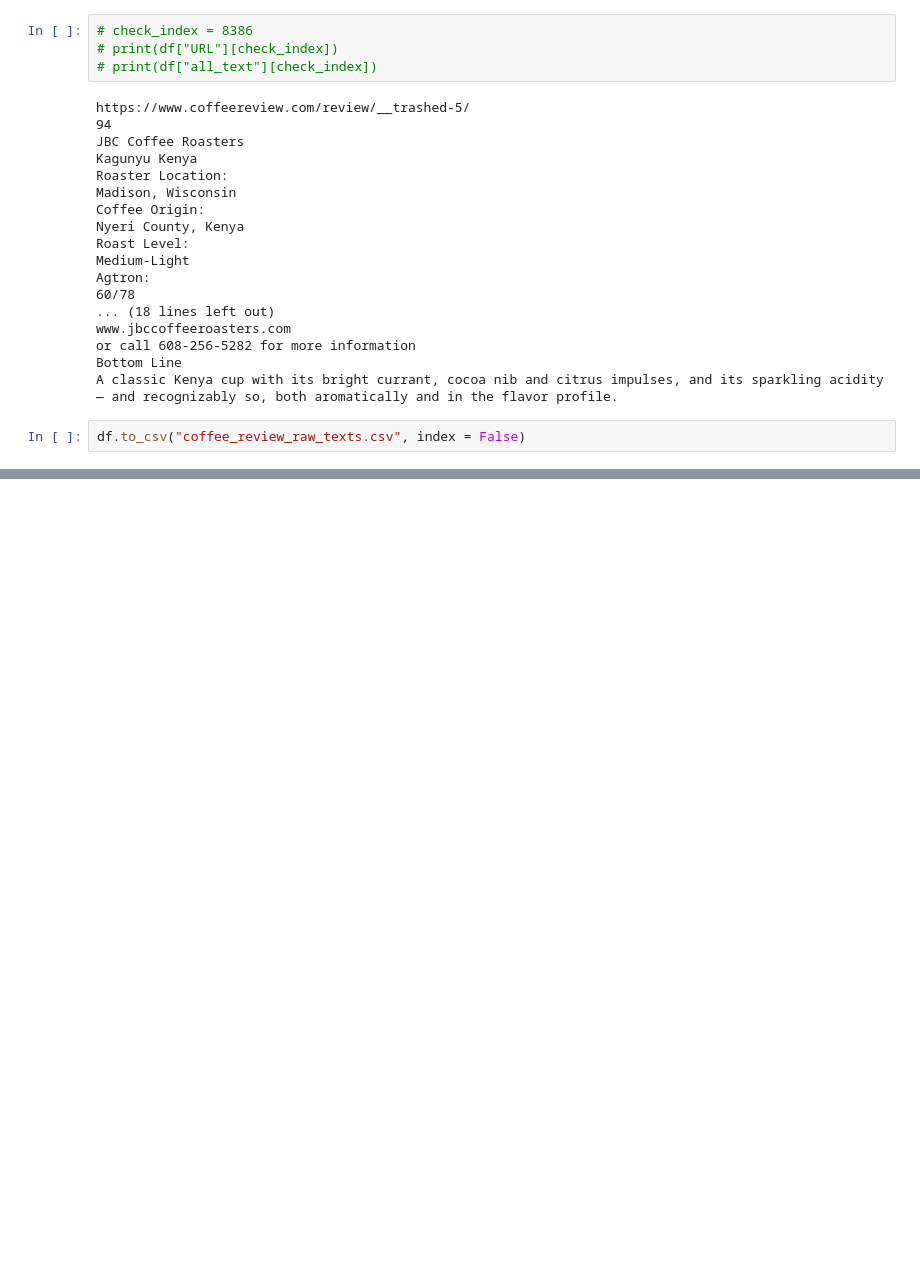
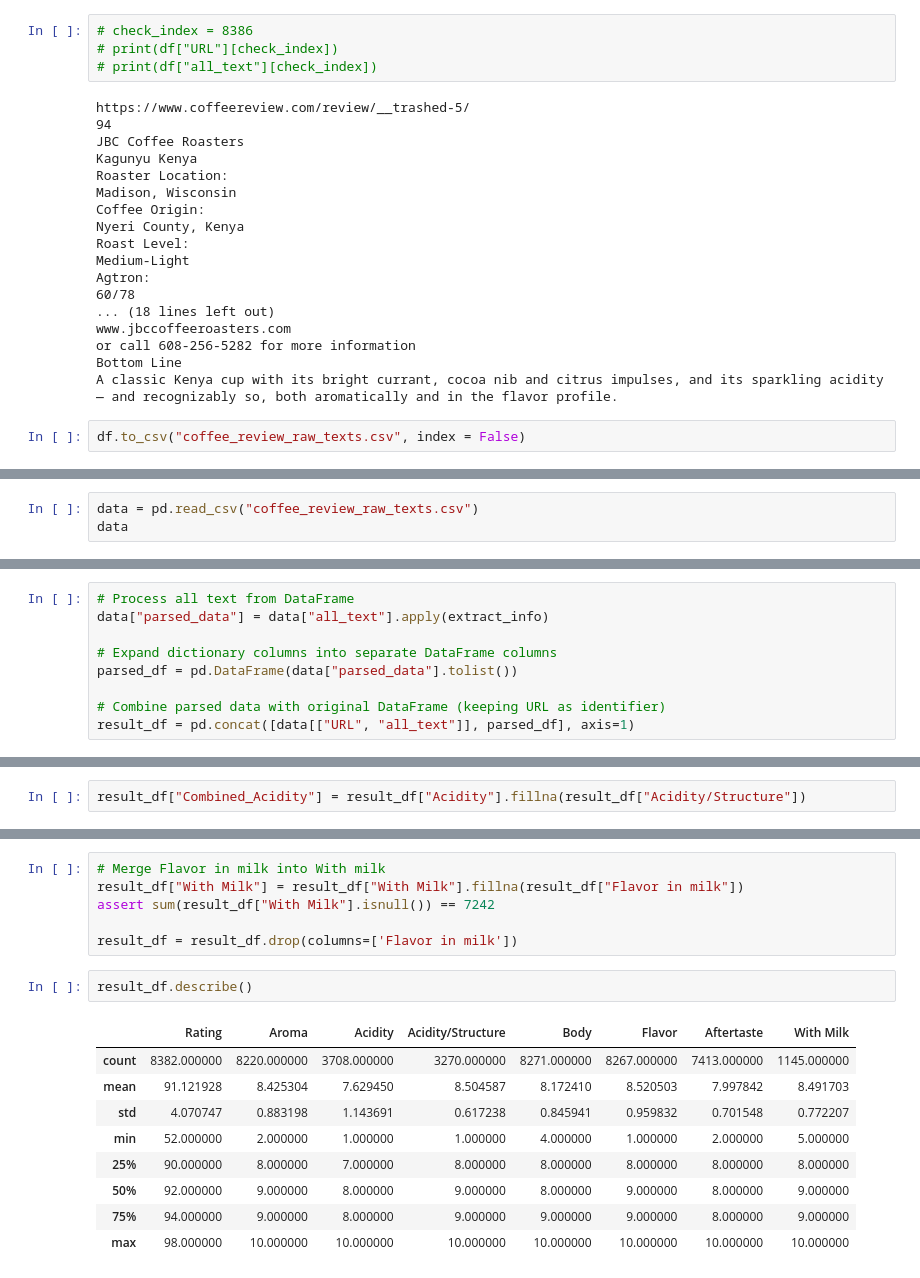
Before and after one commit to zehaog2/Coffee-Rating, a Jupyter notebook: Coffee_Review_Text_Extraction.ipynb, the cells around one changed output, grey strips where cells are left out. Drawn from its saved outputs; the diff is of its cells as text; blank space fills up the shorter version.

Commit message:
Parsed the raw text into dataframe, and still working on the variable description part in the README.md file.

```diff
--- a/Coffee_Review_Text_Extraction.ipynb
+++ b/Coffee_Review_Text_Extraction.ipynb
@@ -184,0 +185,3 @@ df.to_csv("coffee_review_raw_texts.csv", index = False)
+# %%
+data = pd.read_csv("coffee_review_raw_texts.csv")
+data
@@ -184,0 +348,9 @@ df.to_csv("coffee_review_raw_texts.csv", index = False)
+# %%
+# Process all text from DataFrame
+data["parsed_data"] = data["all_text"].apply(extract_info)
+
+# Expand dictionary columns into separate DataFrame columns
+parsed_df = pd.DataFrame(data["parsed_data"].tolist())
+
+# Combine parsed data with original DataFrame (keeping URL as identifier)
+result_df = pd.concat([data[["URL", "all_text"]], parsed_df], axis=1)
@@ -184,0 +523,2 @@ df.to_csv("coffee_review_raw_texts.csv", index = False)
+# %%
+result_df["Combined_Acidity"] = result_df["Acidity"].fillna(result_df["Acidity/Structure"])
@@ -184,0 +546,18 @@ df.to_csv("coffee_review_raw_texts.csv", index = False)
+# %%
+# Merge Flavor in milk into With milk
+result_df["With Milk"] = result_df["With Milk"].fillna(result_df["Flavor in milk"])
+assert sum(result_df["With Milk"].isnull()) == 7242
+
+result_df = result_df.drop(columns=['Flavor in milk'])
+# %%
+result_df.describe()
+# %% [output]
+|  | Rating | Aroma | Acidity | Acidity/Structure | Body | Flavor | Aftertaste | With Milk |
+| count | 8382.000000 | 8220.000000 | 3708.000000 | 3270.000000 | 8271.000000 | 8267.000000 | 7413.000000 | 1145.000000 |
+| mean | 91.121928 | 8.425304 | 7.629450 | 8.504587 | 8.172410 | 8.520503 | 7.997842 | 8.491703 |
+| std | 4.070747 | 0.883198 | 1.143691 | 0.617238 | 0.845941 | 0.959832 | 0.701548 | 0.772207 |
+| min | 52.000000 | 2.000000 | 1.000000 | 1.000000 | 4.000000 | 1.000000 | 2.000000 | 5.000000 |
+| 25% | 90.000000 | 8.000000 | 7.000000 | 8.000000 | 8.000000 | 8.000000 | 8.000000 | 8.000000 |
+| 50% | 92.000000 | 9.000000 | 8.000000 | 9.000000 | 8.000000 | 9.000000 | 8.000000 | 9.000000 |
+| 75% | 94.000000 | 9.000000 | 8.000000 | 9.000000 | 9.000000 | 9.000000 | 8.000000 | 9.000000 |
+| max | 98.000000 | 10.000000 | 10.000000 | 10.000000 | 10.000000 | 10.000000 | 10.000000 | 10.000000 |
```
Also changed, not shown: parts of 41 cells of this notebook, 2 other files.
